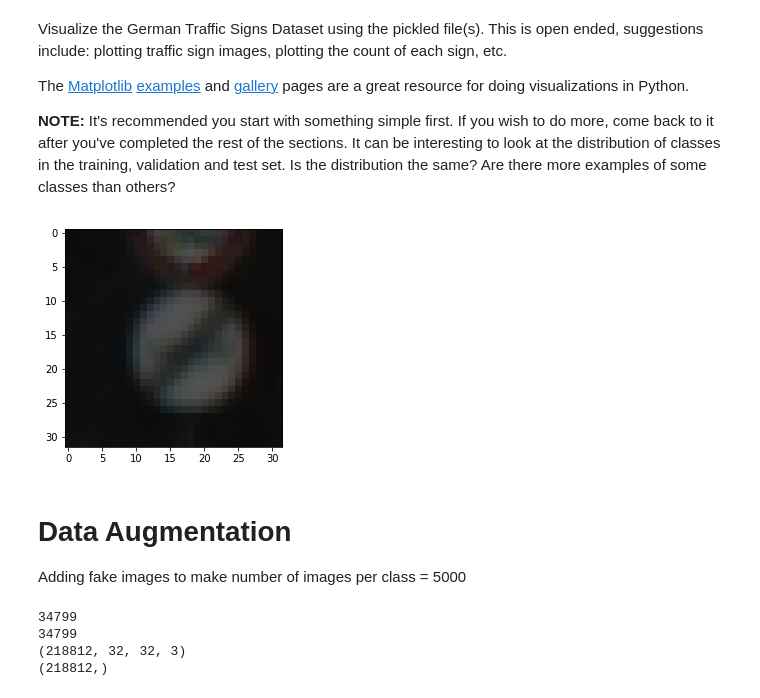
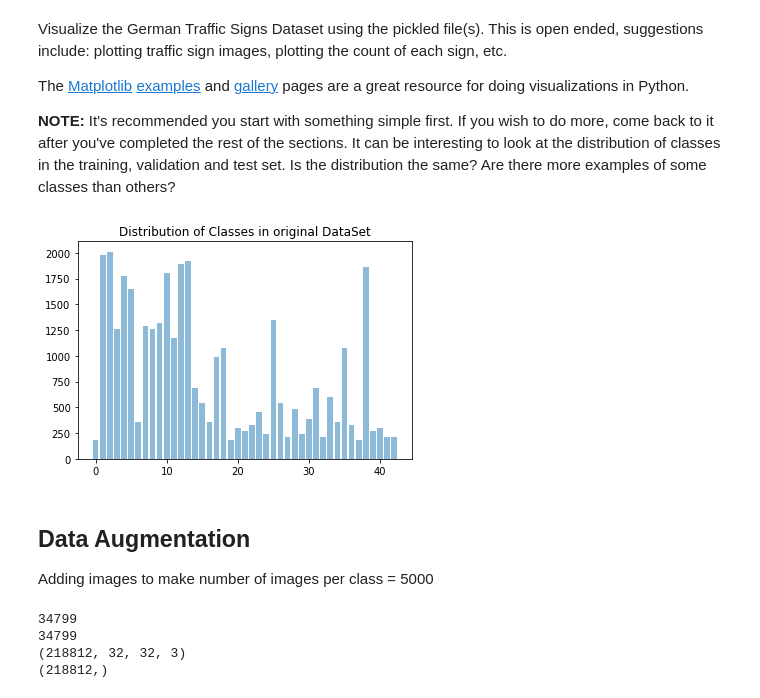
Before and after one commit to diamondspark/Traffic-Sign-Classifier, a Jupyter notebook: Traffic_Sign_Classifier.ipynb, the cells around one changed output. Cells and saved outputs as stored; diff of their text form; code cells hidden in the pictures.

```diff
--- a/Traffic_Sign_Classifier.ipynb
+++ b/Traffic_Sign_Classifier.ipynb
@@ -94,23 +110,32 @@ The [Matplotlib](http://matplotlib.org/) [examples](http://matplotlib.org/exampl
 # %%
 ### Data exploration visualization code goes here.
 ### Feel free to use as many code cells as needed.
 import matplotlib.pyplot as plt
 
 # Visualizations will be shown in the notebook.
 %matplotlib inline
-plt.imshow(X_valid[00])
+#plt.imshow(X_valid[00])
 
 # Class distribution
 y=np.bincount(y_train)
 ii = np.nonzero(y)[0]
-class_dist =np.vstack((ii,5000-y[ii])).T
+class_dist =np.vstack((ii,y[ii])).T
 class_dist_dict = dict(class_dist)
+
+x1 = list(class_dist_dict.keys())
+y1= list(class_dist_dict.values())
+
+
+class_dist_more_req =np.vstack((ii,5000-y[ii])).T
+class_dist_more_req_dict = dict(class_dist_more_req)
+plt.title('Distribution of Classes in original DataSet')
+plt.bar(x1,y1,align  ='center',alpha =0.5)
+plt.show()
 # %% [output]
-[figure, old version]
+[figure, new version]
 # %% [markdown]
-# Data Augmentation
-
-Adding fake images to make number of images per class = 5000
+## Data Augmentation
+Adding images to make number of images per class = 5000
 # %%
 X_train_aug= list(X_train)
 y_train_aug = list(y_train)
```
Also changed, not shown: parts of 21 cells of this notebook.
